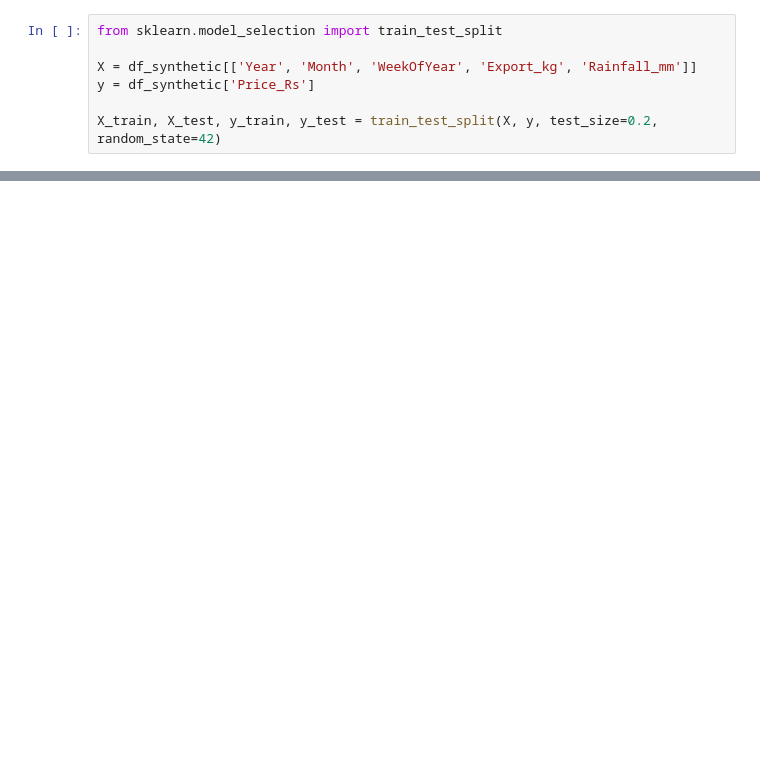
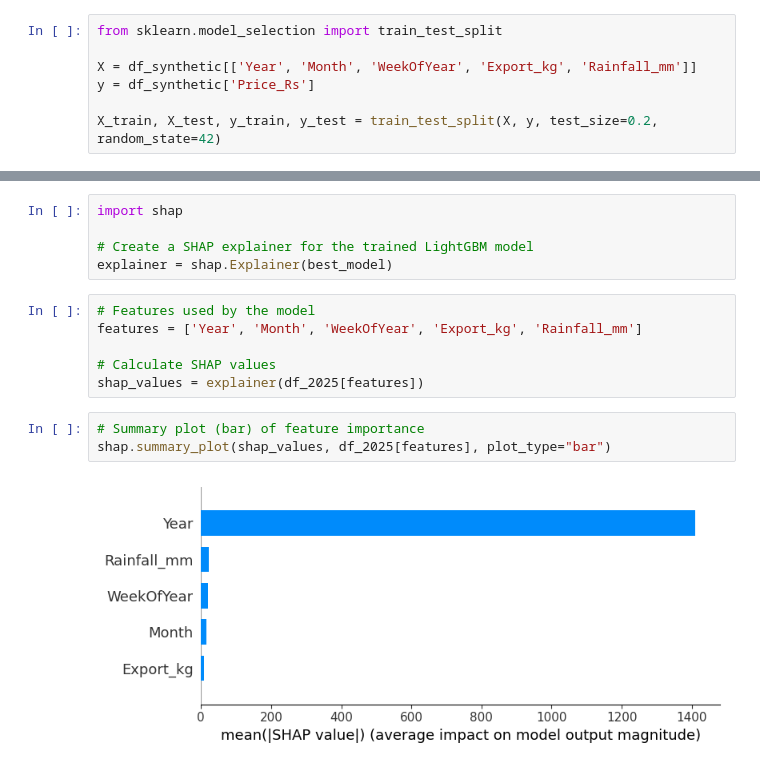
Before and after one commit to sasika2001/Sri-Lankan-Cinnamon-Price-Forecasting, a Jupyter notebook: Untitled17.ipynb, the cells around one changed output, grey strips where cells are left out. Cells and saved outputs as stored; diff of their text form; blank space fills up the shorter version.

```diff
--- a/Untitled17.ipynb
+++ b/Untitled17.ipynb
@@ -386,0 +298,16 @@ print(future_df_next.head())
+# %%
+import shap
+
+# Create a SHAP explainer for the trained LightGBM model
+explainer = shap.Explainer(best_model)
+# %%
+# Features used by the model
+features = ['Year', 'Month', 'WeekOfYear', 'Export_kg', 'Rainfall_mm']
+
+# Calculate SHAP values
+shap_values = explainer(df_2025[features])
+# %%
+# Summary plot (bar) of feature importance
+shap.summary_plot(shap_values, df_2025[features], plot_type="bar")
+# %% [output]
+[figure, added]
```
Also changed, not shown: parts of 41 cells of this notebook.
